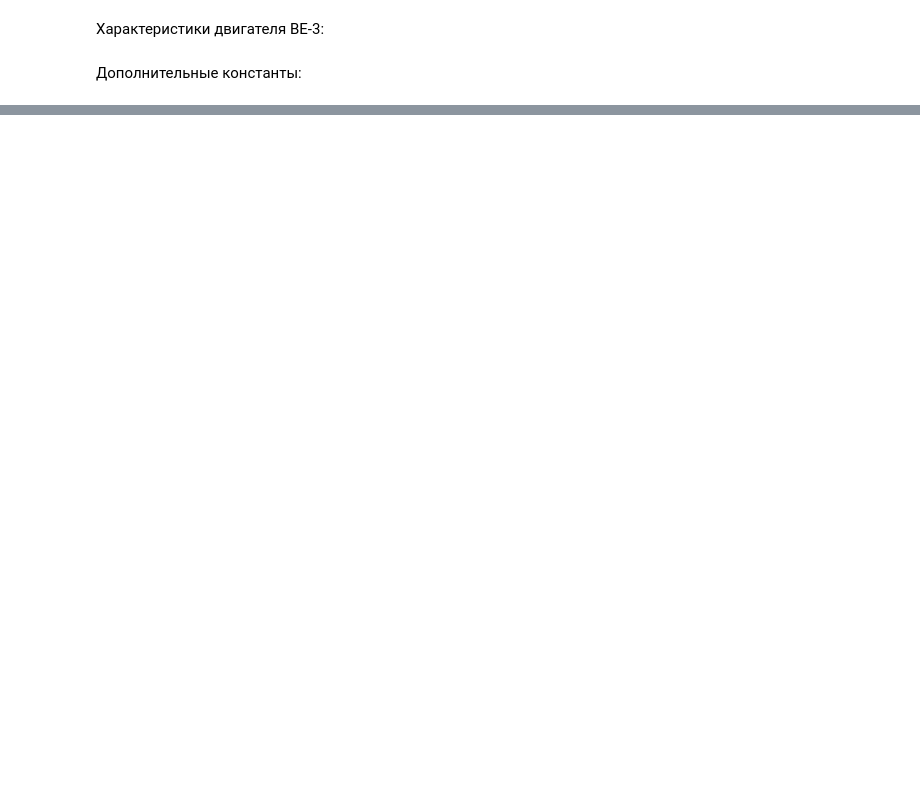
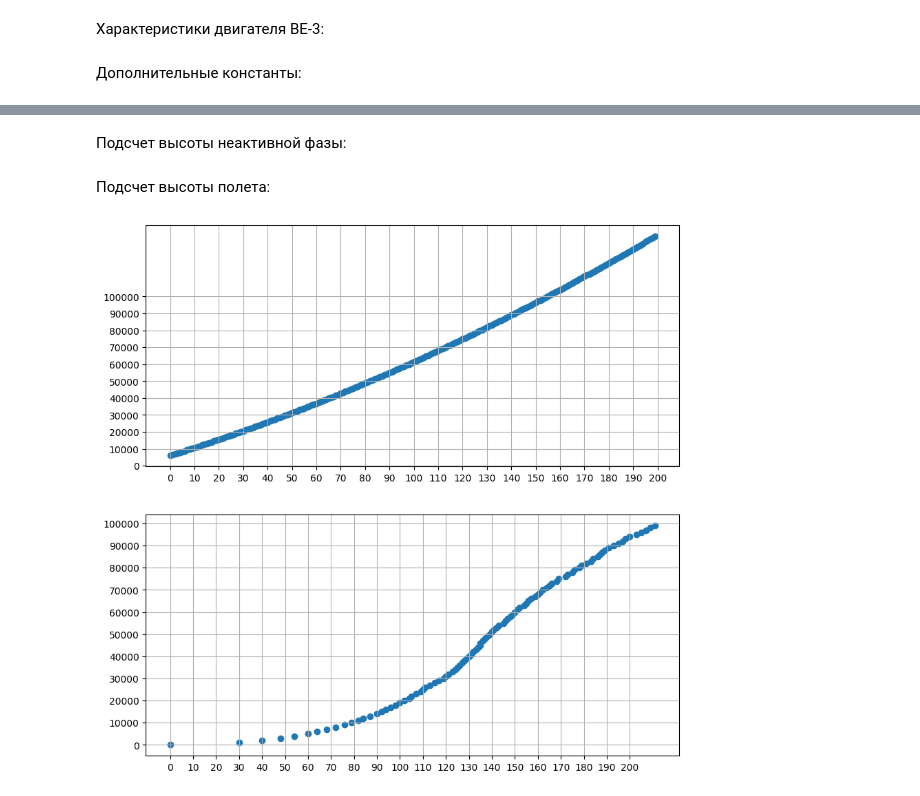
Before and after one commit to newmersedez/RKT, a Jupyter notebook: models.ipynb, the cells around one changed output, grey strips where cells are left out. Saved outputs shown, nothing was run; the diff lists cells and outputs as text; code cells hidden in the pictures; blank space fills up the shorter version.

```diff
--- a/models.ipynb
+++ b/models.ipynb
@@ -207,0 +155,49 @@ plt.show()
+# %% [markdown]
+Подсчет высоты неактивной фазы:
+# %%
+def calculate_passive_phase_height(actual_speed: float):
+    return 0.8 * (actual_speed ** 2) / (2 * g)
+# %% [markdown]
+Подсчет высоты полета:
+# %%
+def calculate_height(actual_speed: float, time: int):
+    return calculate_active_phase_height(actual_speed, time) + calculate_passive_phase_height(actual_speed)
+# %%
+experimental_height = list(range(0, 100000, 1000))
+experimental_time = [
+    0,   30,  40,  48,  54,  60,  64,  68,  72,  76,
+    79,  82,  84,  87,  90,  92,  94,  96,  98,  100,
+    102, 104, 105, 107, 109, 110, 111, 113, 115, 117,
+    119, 120, 121, 123, 124, 125, 126, 127, 128, 129,
+    130, 131, 132, 133, 134, 135, 135, 136, 137, 138,
+    139, 140, 141, 142, 143, 145, 146, 147, 148, 149,
+    150, 151, 152, 154, 155, 156, 157, 159, 160, 161,
+    162, 164, 165, 166, 168, 169, 172, 173, 175, 176,
+    178, 179, 181, 183, 184, 186, 187, 188, 189, 191,
+    193, 195, 197, 198, 200, 203, 205, 207, 209, 211]
+# %%
+theory_height = []
+theory_time = list(range(0, 200, 1))
+
+ideal_speed = calculate_ideal_speed(thrust, start_rocket_mass, fuel_mass)
+for time in theory_time:
+    actual_speed = calculate_actual_speed(ideal_speed, time, midel_diameter, thrust, 400000)
+    height = 100000 - calculate_height(actual_speed, time)
+    theory_height.append(height)
+
+fig, (plt1, plt2) = plt.subplots(2, figsize=(10, 10))
+
+
+plt1.scatter(theory_time, theory_height, )
+plt1.set_xticks(np.arange(0, 210, 10))
+plt1.set_yticks(np.arange(0, 101000, 10000))
+plt1.grid(True)
+
+plt2.scatter(experimental_time, experimental_height)
+plt2.set_xticks(np.arange(0, 210, 10))
+plt2.set_yticks(np.arange(0, 101000, 10000))
+plt2.grid(True)
+
+plt.show()
+# %% [output]
+[figure, added]
```
Also changed, not shown: parts of 25 cells of this notebook.
